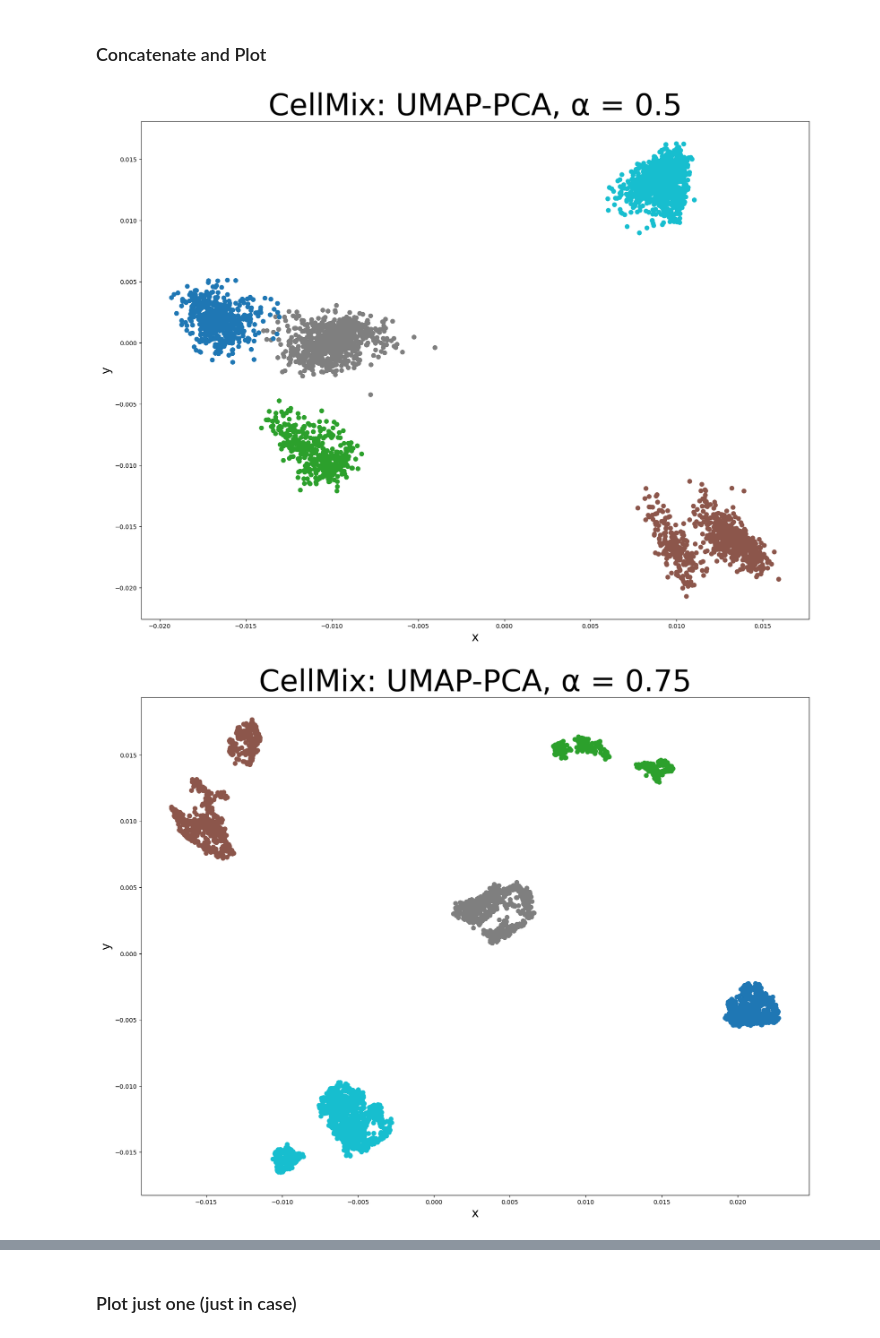
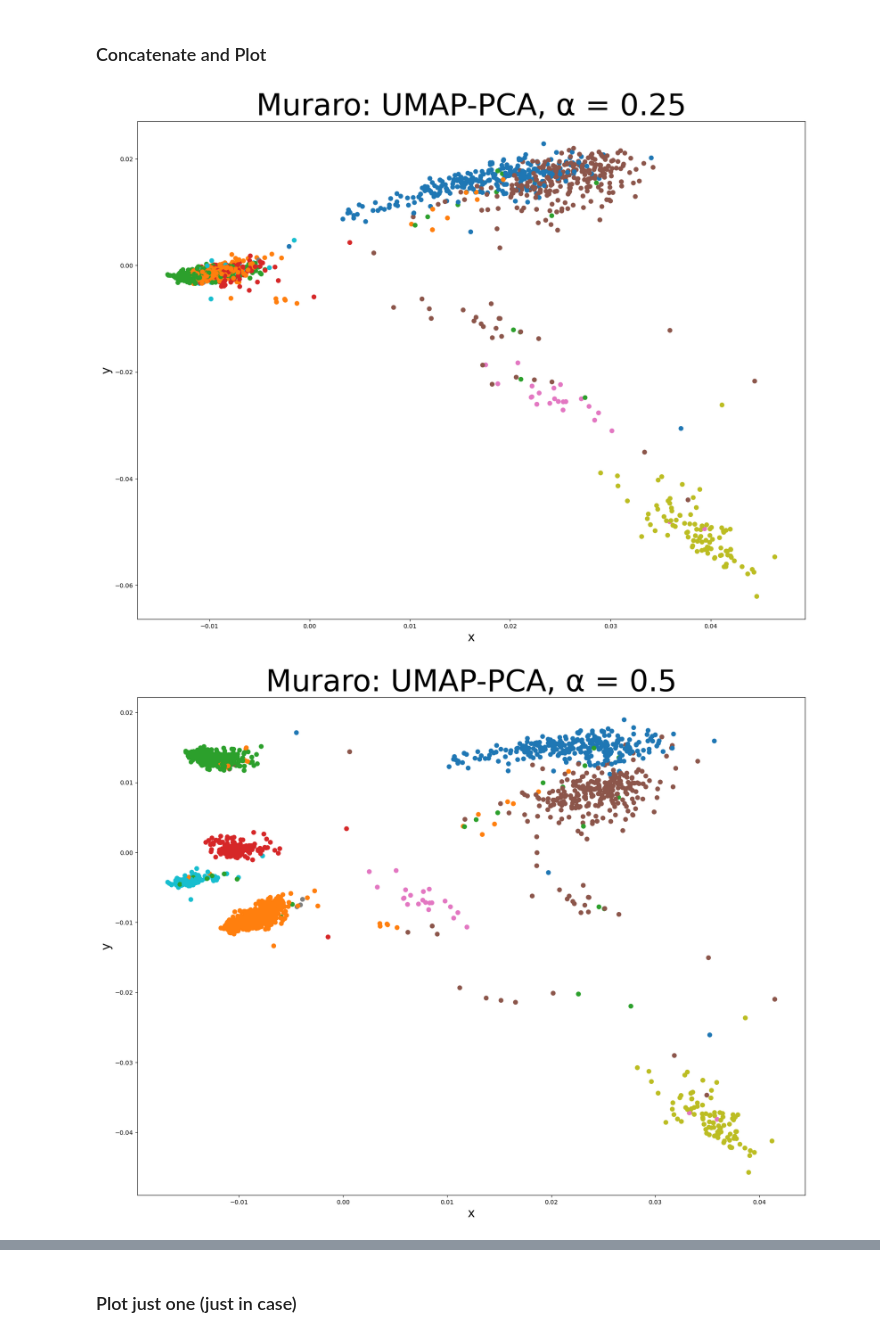
Before and after one commit to corinne-ort/drpaper25, a Jupyter notebook: concatenate.ipynb, the cells around one changed output, grey strips where cells are left out. Cells and saved outputs as stored; diff of their text form; code cells hidden in the pictures.

Commit message:
muraro

```diff
--- a/concatenate.ipynb
+++ b/concatenate.ipynb
@@ -17,7 +17,7 @@ path = '/Users/corinne/Documents/GitHub/drpaper25/'
 reducer = PCA(n_components=2, random_state=42)
 # %%
 #datasets = ['CAFs', 'CellMix', 'CellMixLA','Duo4eq', 'Duo8eq','Kang','MNIST','Muraro','TMLung','TMLungLA','TMPanc','TMPancLA']
-datasets = ['CellMixLA','Duo4eq', 'Duo8eq']
+datasets = ['Muraro']
 alpha_list = [0.25, 0.5,0.75]
 
 for dataset in datasets:
@@ -72,33 +72,33 @@ for dataset in datasets:
         df = pd.read_csv(path + 'data/pcadata_TMPanc_WithLocAvg.csv')
         y_train = df.values[:,df.shape[1]-1]
 
     # get and plot embeddings
     for alpha in alpha_list:
         # scale UMAP, PCA embeddings by alpha, (1-alpha) respectively
         umapM_sc = umapM * (alpha) # sc for scaled
         pcaM_sc = pcaM * (1-alpha)
         # concatenate
         concat_emb = np.concatenate((pcaM_sc,umapM_sc), axis=1)
         # reduce with PCA
         y = reducer.fit_transform(concat_emb)
         y = y / LA.norm(y) # normalize scale to 1
 
         # save embedding y
-        #np.save(emb_path + 'UMAP-PCA/' + dataset + '_up_' + str(alpha) + '.npy', y)
+        np.save(emb_path + 'UMAP-PCA/' + dataset + '_up_' + str(alpha) + '.npy', y)
 
         # plot
         plt.figure(figsize=(20,15))
 
         # for Kang
         #colors = ['#1f77b4','#ff7f0e','#0d5e02','#d62728','#9467bd','#8c564b','#e377c2','#7f7f7f','#9ccf00','#07c1ef','#23199d','#099b95','#f6bf00'] # Kang
         #mapped_colors = [colors[int(value-1)] for value in y_train]
         #plt.scatter(y[:,0], y[:,1], s = 50, c=mapped_colors) # Kang
 
         plt.scatter(y[:,0], y[:,1], s = 50, c=y_train, cmap='tab10')
         # tSNE_PCA: \u03B1 = 0.75
         plt.title(dataset + ": UMAP-PCA, \u03B1 = " + str(alpha), fontsize = 50)
         plt.xlabel("x", fontsize = 20); plt.ylabel("y", fontsize = 20)
         plt.show()
 # %% [output]
-[figure, old version]
+[figure, new version]
-[figure, old version]
+[figure, new version]
```
Also changed, not shown: parts of 1 cell of this notebook, 3 other files.
